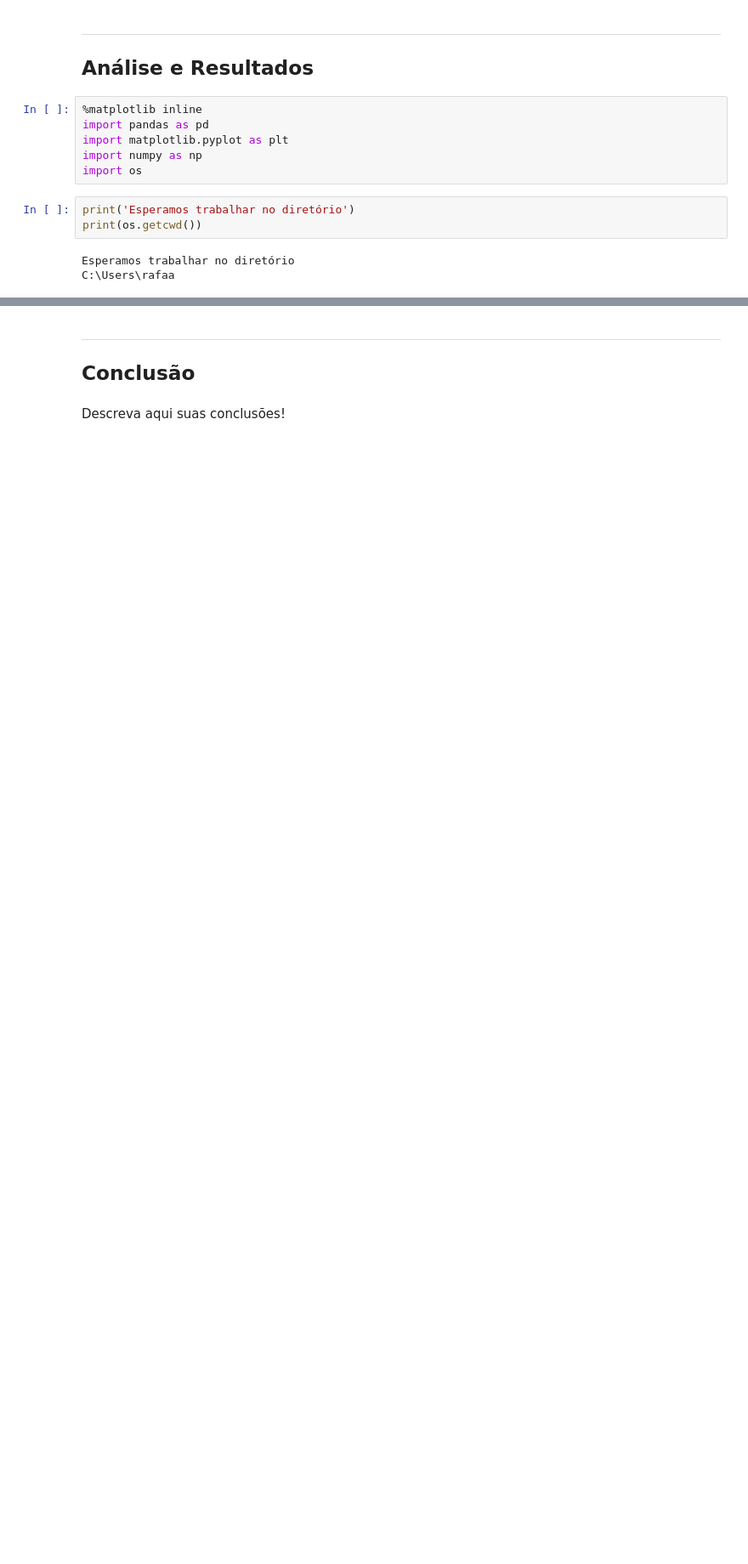
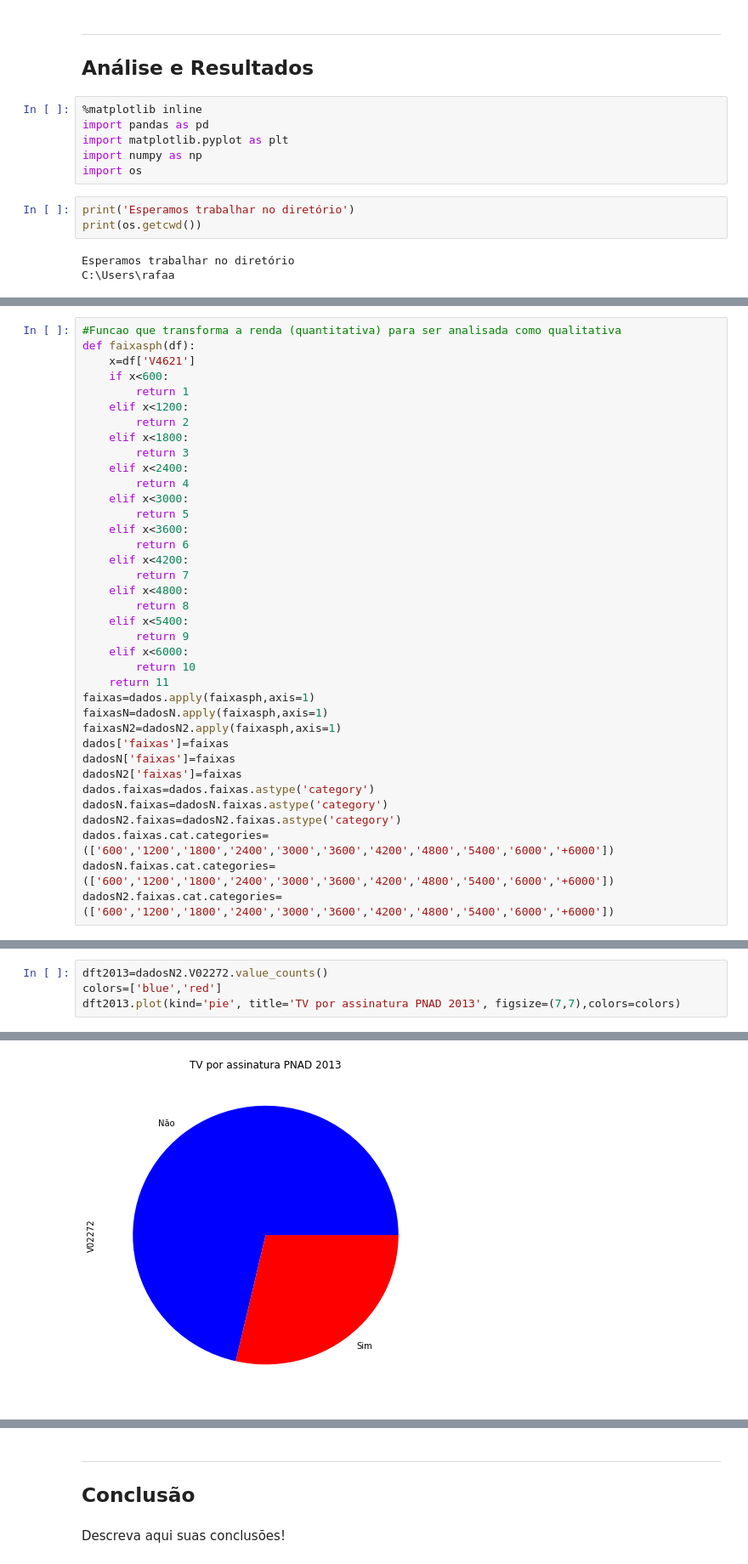
Before and after one commit to slimkaki/Dados_2017, a Jupyter notebook: Projeto1 Layout.ipynb, the cells around one changed output, grey strips where cells are left out. Shown at 85% size. Saved outputs shown, nothing was run; the diff lists cells and outputs as text; blank space fills up the shorter version.

```diff
--- a/Projeto1 Layout.ipynb
+++ b/Projeto1 Layout.ipynb
@@ -80,0 +188,37 @@ Name: V0106, dtype: float64
+# %%
+#Funcao que transforma a renda (quantitativa) para ser analisada como qualitativa
+def faixasph(df):
+    x=df['V4621']
+    if x<600:
+        return 1
+    elif x<1200:
+        return 2
+    elif x<1800:
+        return 3
+    elif x<2400:
+        return 4
+    elif x<3000:
+        return 5
+    elif x<3600:
+        return 6
+    elif x<4200:
+        return 7
+    elif x<4800:
+        return 8
+    elif x<5400:
+        return 9
+    elif x<6000:
+        return 10
+    return 11
+faixas=dados.apply(faixasph,axis=1)
+faixasN=dadosN.apply(faixasph,axis=1)
+faixasN2=dadosN2.apply(faixasph,axis=1)
+dados['faixas']=faixas
+dadosN['faixas']=faixas
+dadosN2['faixas']=faixas
+dados.faixas=dados.faixas.astype('category')
+dadosN.faixas=dadosN.faixas.astype('category')
+dadosN2.faixas=dadosN2.faixas.astype('category')
+dados.faixas.cat.categories=(['600','1200','1800','2400','3000','3600','4200','4800','5400','6000','+6000'])
+dadosN.faixas.cat.categories=(['600','1200','1800','2400','3000','3600','4200','4800','5400','6000','+6000'])
+dadosN2.faixas.cat.categories=(['600','1200','1800','2400','3000','3600','4200','4800','5400','6000','+6000'])
@@ -80,0 +227,5 @@ Name: V0106, dtype: float64
+# %%
+dft2013=dadosN2.V02272.value_counts()
+colors=['blue','red']
+dft2013.plot(kind='pie', title='TV por assinatura PNAD 2013', figsize=(7,7),colors=colors)
+# %% [output]
@@ -80,0 +233 @@ Name: V0106, dtype: float64
+[figure, added]
```
Also changed, not shown: parts of 37 cells of this notebook.
